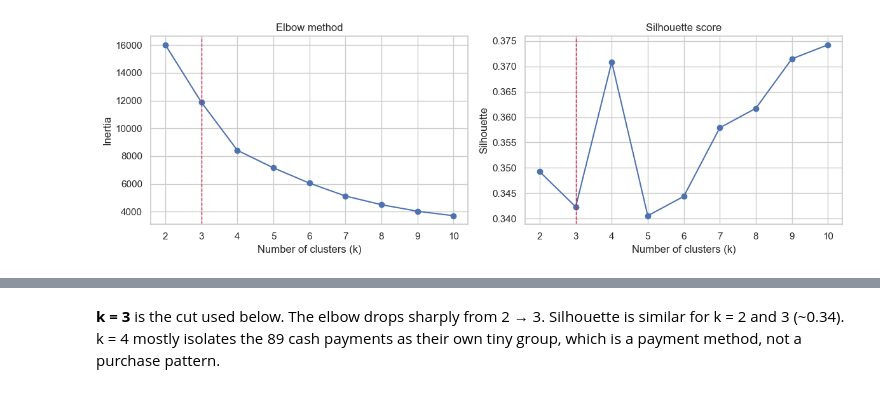
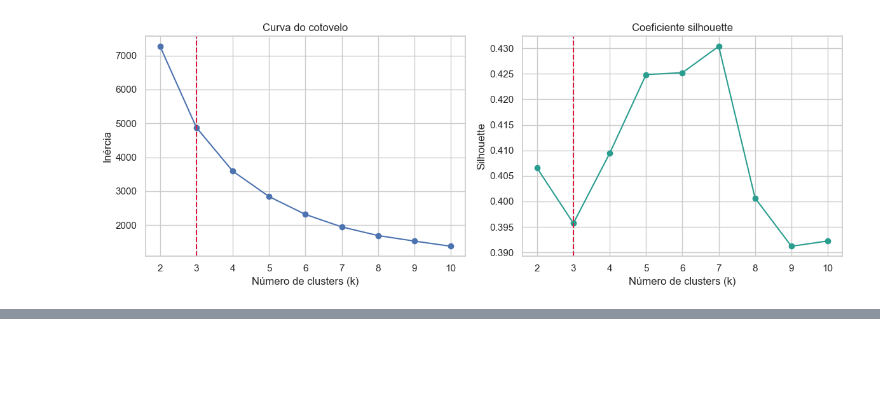
Before and after one commit to viniciusjomori/IFSP-Data-Science, a Jupyter notebook: 02_clustering.ipynb, the cells around one changed output, grey strips where cells are left out. Cells and saved outputs as stored; diff of their text form; code cells hidden in the pictures; blank space fills up the shorter version.

```diff
--- a/02_clustering.ipynb
+++ b/02_clustering.ipynb
@@ -13,19 +17,27 @@ import matplotlib.pyplot as plt
 import pandas as pd
 import seaborn as sns
 from sklearn.cluster import KMeans
-from sklearn.decomposition import PCA
-from sklearn.metrics import davies_bouldin_score, silhouette_score
+from sklearn.metrics import silhouette_score
 from sklearn.preprocessing import StandardScaler
 
 sns.set_theme(style="whitegrid", context="notebook")
 RANDOM_STATE = 42
 K_RANGE = range(2, 11)
 CHOSEN_K = 3
-BEHAVIOR_COLS = ["money", "weekday", "is_weekend", "day_period", "hour", "cash_type"]
-CLUSTER_ORDER = ["Weekday morning", "Weekday evening", "Weekend"]
+FEATURE_COLS = ["money", "hour", "is_weekend"]
+CLUSTER_ORDER = ["Dia útil — manhã", "Dia útil — tarde/noite", "Fim de semana"]
 PALETTE = dict(zip(CLUSTER_ORDER, sns.color_palette("Set2", 3)))
+FIGURE_DIR = Path("figures")
+FIGURE_DIR.mkdir(exist_ok=True)
 
 df = pd.read_csv("02_normalized.csv")
-coffee_cols = [c for c in df.columns if c.startswith("coffee_name_")]
-df.head()
+coffee_cols = [column for column in df.columns if column.startswith("coffee_name_")]
+
+assert len(df) == 3636
+assert df[FEATURE_COLS].isna().sum().sum() == 0
+assert df[coffee_cols].sum(axis=1).eq(1).all()
+
+scaler = StandardScaler()
+X = scaler.fit_transform(df[FEATURE_COLS])
+pd.DataFrame(X, columns=FEATURE_COLS).agg(["mean", "std"]).round(3)
 # %% [output]
@@ -42,37 +51,36 @@ K-Means needs comparable scales, so behavior features are standardized. Inertia
 # %%
-scaler = StandardScaler()
-X = scaler.fit_transform(df[BEHAVIOR_COLS])
-
-rows = []
+metric_rows = []
 for k in K_RANGE:
-    model = KMeans(n_clusters=k, random_state=RANDOM_STATE, n_init=10)
-    labels = model.fit_predict(X)
-    rows.append(
+    candidate = KMeans(n_clusters=k, random_state=RANDOM_STATE, n_init=10)
+    candidate_labels = candidate.fit_predict(X)
+    metric_rows.append(
         {
             "k": k,
-            "inertia": model.inertia_,
-            "silhouette": silhouette_score(X, labels),
-            "davies_bouldin": davies_bouldin_score(X, labels),
+            "inertia": candidate.inertia_,
+            "silhouette": silhouette_score(X, candidate_labels),
         }
     )
 
-metrics = pd.DataFrame(rows)
+metrics = pd.DataFrame(metric_rows)
 
-fig, axes = plt.subplots(1, 2, figsize=(12, 4))
+fig, axes = plt.subplots(1, 2, figsize=(12, 4.5))
 axes[0].plot(metrics["k"], metrics["inertia"], marker="o")
-axes[0].axvline(CHOSEN_K, color="crimson", ls="--", lw=1)
-axes[0].set_title("Elbow method")
-axes[0].set_xlabel("Number of clusters (k)")
-axes[0].set_ylabel("Inertia")
+axes[0].axvline(CHOSEN_K, color="crimson", linestyle="--", linewidth=1.5)
+axes[0].set_title("Curva do cotovelo")
+axes[0].set_xlabel("Número de clusters (k)")
+axes[0].set_ylabel("Inércia")
+axes[0].set_xticks(list(K_RANGE))
 
-axes[1].plot(metrics["k"], metrics["silhouette"], marker="o")
-axes[1].axvline(CHOSEN_K, color="crimson", ls="--", lw=1)
-axes[1].set_title("Silhouette score")
-axes[1].set_xlabel("Number of clusters (k)")
+axes[1].plot(metrics["k"], metrics["silhouette"], marker="o", color="#2A9D8F")
+axes[1].axvline(CHOSEN_K, color="crimson", linestyle="--", linewidth=1.5)
+axes[1].set_title("Coeficiente silhouette")
+axes[1].set_xlabel("Número de clusters (k)")
 axes[1].set_ylabel("Silhouette")
+axes[1].set_xticks(list(K_RANGE))
+
 fig.tight_layout()
+fig.savefig(FIGURE_DIR / "curva_cotovelo.png", dpi=160, bbox_inches="tight")
 plt.show()
-
 metrics.round(3)
 # %% [output]
-[figure, old version]
+[figure, new version]
@@ -89,5 +97,3 @@ metrics.round(3)
-# %% [markdown]
-**k = 3** is the cut used below. The elbow drops sharply from 2 → 3. Silhouette is similar for k = 2 and 3 (~0.34). k = 4 mostly isolates the 89 cash payments as their own tiny group, which is a payment method, not a purchase pattern.
 # %%
 kmeans = KMeans(n_clusters=CHOSEN_K, random_state=RANDOM_STATE, n_init=10)
 df["cluster"] = kmeans.fit_predict(X)
```
Also changed, not shown: parts of 31 cells of this notebook, 13 other files.
